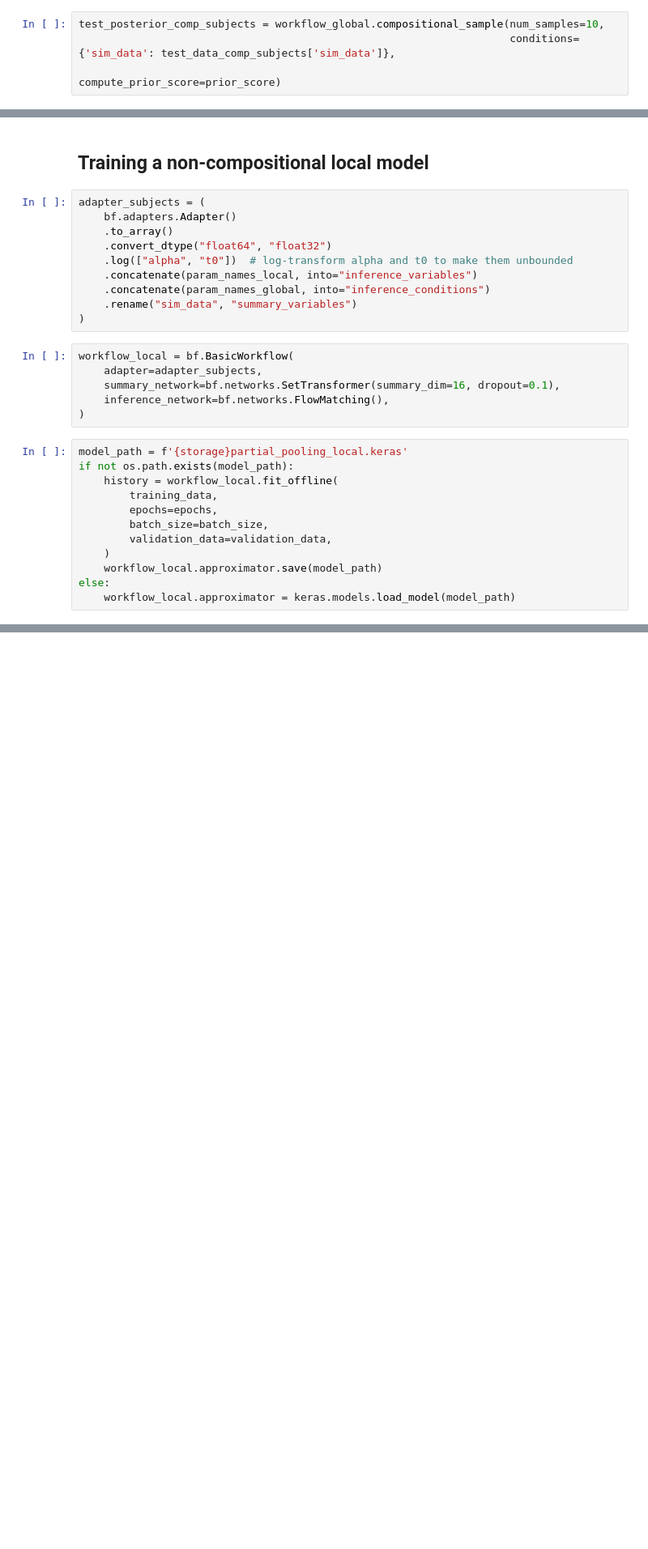
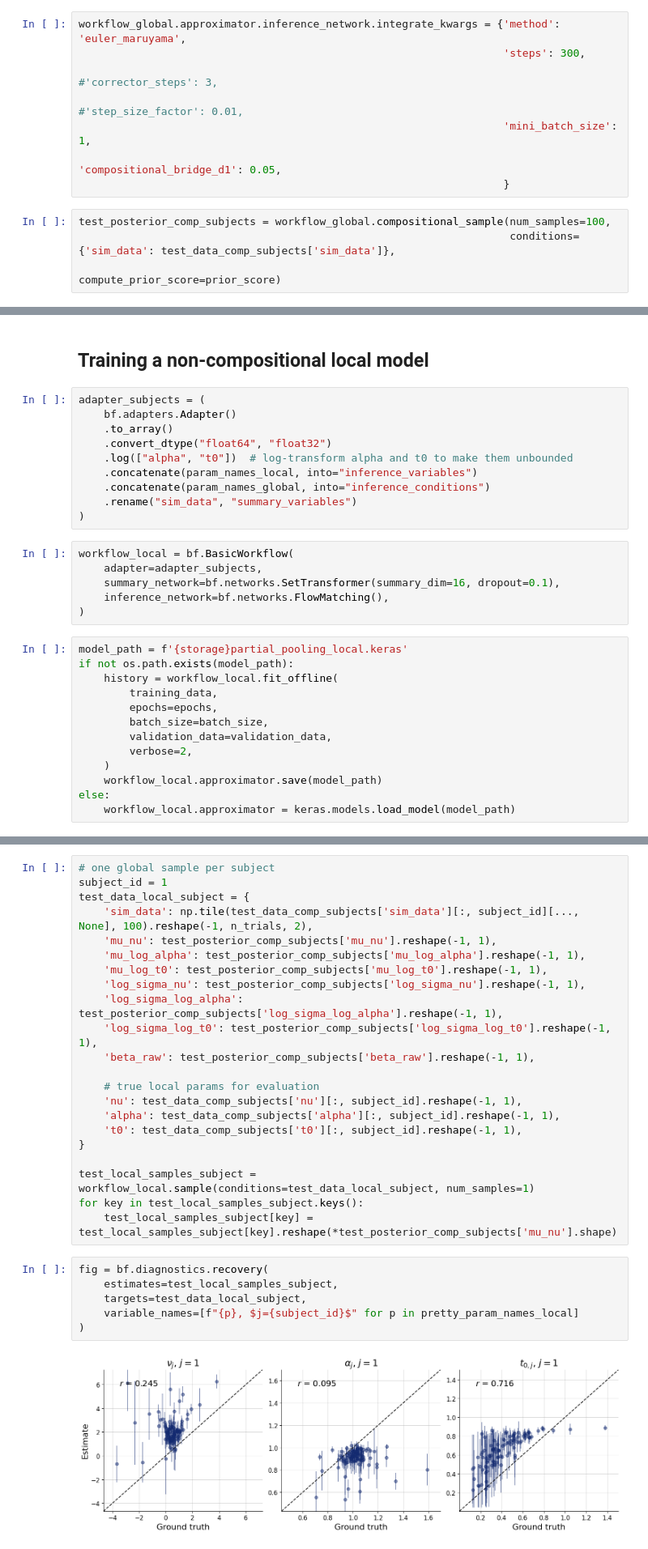
Before and after one commit to vepe99/diffusion-experiments, a Jupyter notebook: case_study4/partial_pooling.ipynb, the cells around one changed output, grey strips where cells are left out. Shown at 81% size. Drawn from its saved outputs; the diff is of its cells as text; blank space fills up the shorter version.

Commit message:
add compositional

```diff
--- a/case_study4/partial_pooling.ipynb
+++ b/case_study4/partial_pooling.ipynb
@@ -218,5 +278,13 @@ validation_data['sim_data'].shape, test_data_comp_subjects['sim_data'].shape
+# %%
+workflow_global.approximator.inference_network.integrate_kwargs = {'method': 'euler_maruyama',
+                                                                   'steps': 300,
+                                                                   #'corrector_steps': 3,
+                                                                   #'step_size_factor': 0.01,
+                                                                   'mini_batch_size': 1,
+                                                                   'compositional_bridge_d1': 0.05,
+                                                                   }
 # %%
-test_posterior_comp_subjects = workflow_global.compositional_sample(num_samples=10,
+test_posterior_comp_subjects = workflow_global.compositional_sample(num_samples=100,
                                                                     conditions={'sim_data': test_data_comp_subjects['sim_data']},
                                                                     compute_prior_score=prior_score)
 # %%
@@ -260,6 +331,7 @@ if not os.path.exists(model_path):
         epochs=epochs,
         batch_size=batch_size,
         validation_data=validation_data,
+        verbose=2,
     )
     workflow_local.approximator.save(model_path)
 else:
@@ -272,0 +355,30 @@ for k in diagnostics_plots.keys():
+# %%
+# one global sample per subject
+subject_id = 1
+test_data_local_subject = {
+    'sim_data': np.tile(test_data_comp_subjects['sim_data'][:, subject_id][..., None], 100).reshape(-1, n_trials, 2),
+    'mu_nu': test_posterior_comp_subjects['mu_nu'].reshape(-1, 1),
+    'mu_log_alpha': test_posterior_comp_subjects['mu_log_alpha'].reshape(-1, 1),
+    'mu_log_t0': test_posterior_comp_subjects['mu_log_t0'].reshape(-1, 1),
+    'log_sigma_nu': test_posterior_comp_subjects['log_sigma_nu'].reshape(-1, 1),
+    'log_sigma_log_alpha': test_posterior_comp_subjects['log_sigma_log_alpha'].reshape(-1, 1),
+    'log_sigma_log_t0': test_posterior_comp_subjects['log_sigma_log_t0'].reshape(-1, 1),
+    'beta_raw': test_posterior_comp_subjects['beta_raw'].reshape(-1, 1),
+
+    # true local params for evaluation
+    'nu': test_data_comp_subjects['nu'][:, subject_id].reshape(-1, 1),
+    'alpha': test_data_comp_subjects['alpha'][:, subject_id].reshape(-1, 1),
+    't0': test_data_comp_subjects['t0'][:, subject_id].reshape(-1, 1),
+}
+
+test_local_samples_subject = workflow_local.sample(conditions=test_data_local_subject, num_samples=1)
+for key in test_local_samples_subject.keys():
+    test_local_samples_subject[key] = test_local_samples_subject[key].reshape(*test_posterior_comp_subjects['mu_nu'].shape)
+# %%
+fig = bf.diagnostics.recovery(
+    estimates=test_local_samples_subject,
+    targets=test_data_local_subject,
+    variable_names=[f"{p}, $j={subject_id}$" for p in pretty_param_names_local]
+)
+# %% [output]
+[figure, added]
```
Also changed, not shown: parts of 20 cells of this notebook, 19 other files.
